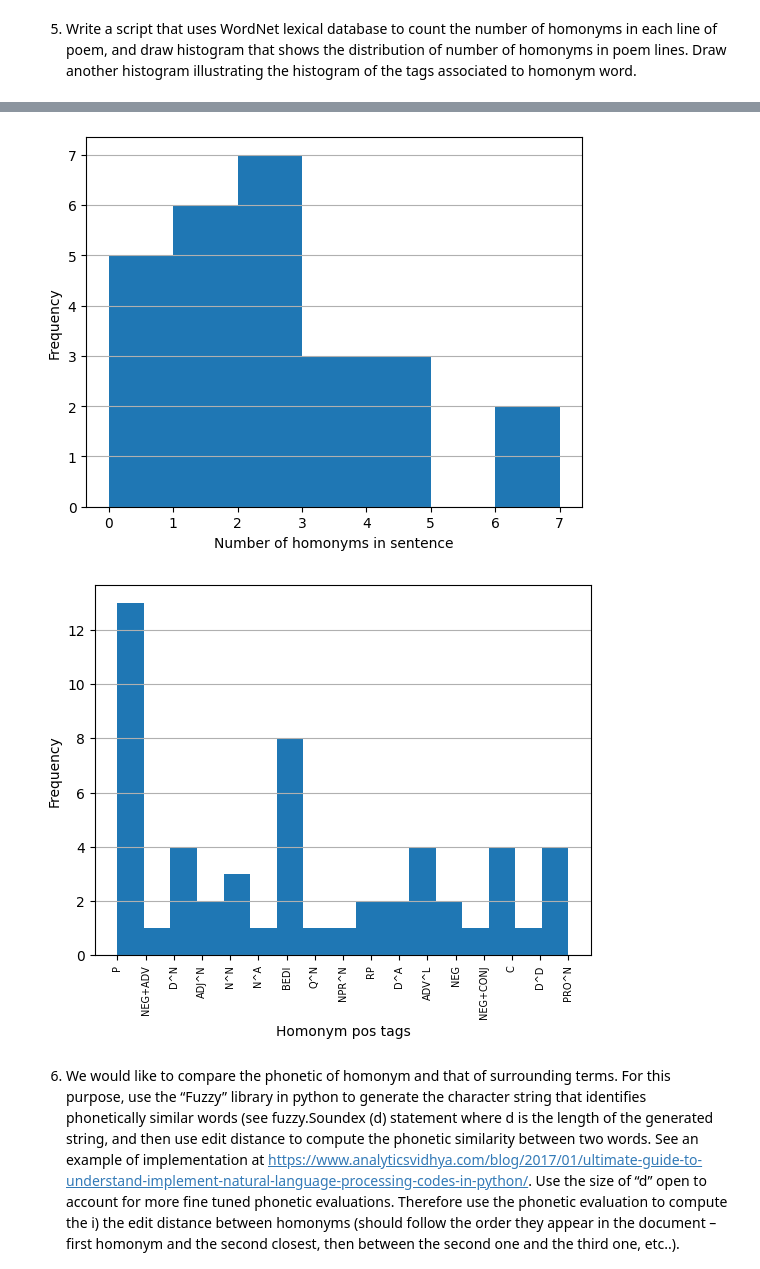
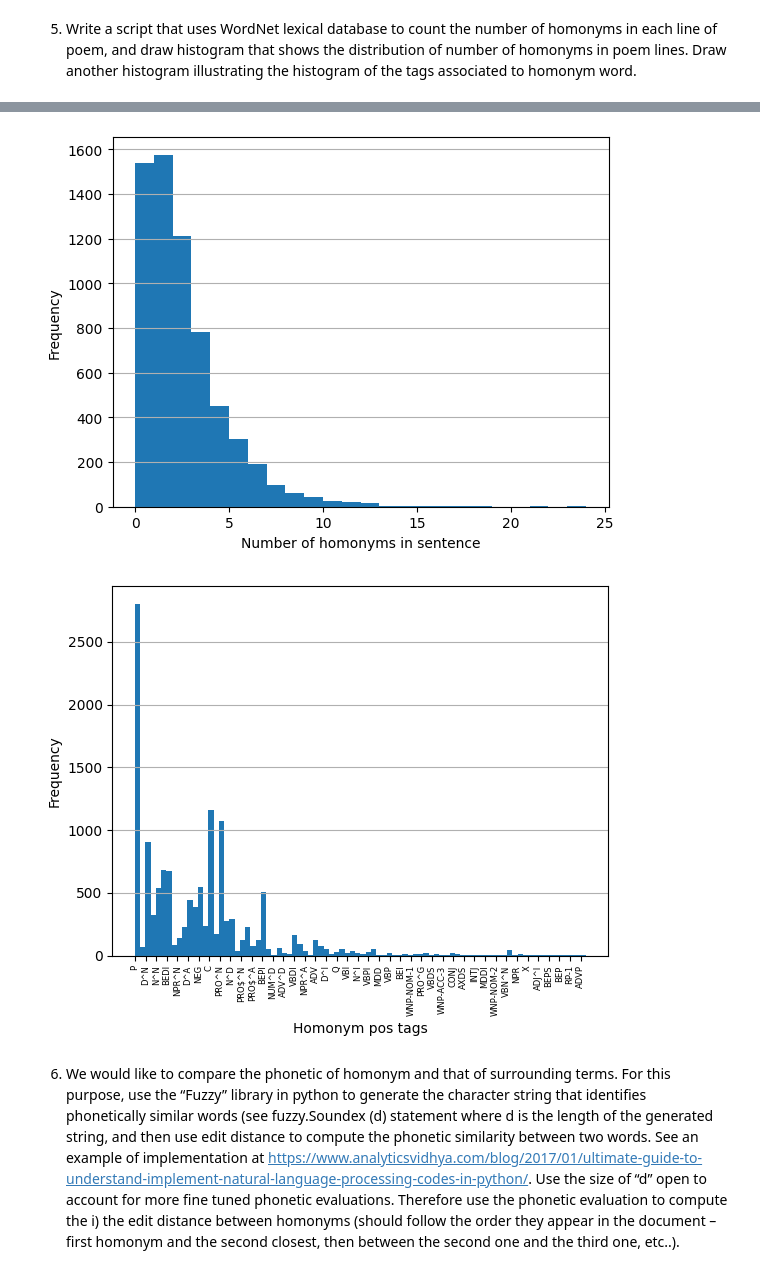
Before and after one commit to joonassutinen/NLP-Project-3, a Jupyter notebook: project_3.ipynb, the cells around one changed output, grey strips where cells are left out. Drawn from its saved outputs; the diff is of its cells as text; code cells hidden in the pictures.

```diff
--- a/project_3.ipynb
+++ b/project_3.ipynb
@@ -402,8 +402,8 @@ def get_modern_sentences(clean_sentences):
                                 known_translations.append([word,temp_add[0]])
                                 break
             modern_sentences.append(temp_sentence)
-            if h==25:
-                break
+            ##if h==25:
+               # break
             if (h % 250) == 0:
                 print(h, "done")
             h = h +1
@@ -442,32 +458,34 @@ modern_sentences = get_modern_sentences(clean_sentences)
 # %%
 homonymlist = homonym_histogram(modern_sentences)
 
 
 #5.2 code
 "Draw another histogram illustrating the histogram of the tags associated to homonym word."
 def pos_tag_histogram(sentences):
     tags = []
     occurance = []
     for sentence in sentences:
         for word in sentence:
             if word:
                 if word[2] == True:
                     if word[1] in tags:
                         occurance[tags.index(word[1])] += 1
                     else:
                         tags.append(word[1])
                         occurance.append(1)
     plt.hist(x=tags,weights=occurance, bins=len(tags),alpha=1, rwidth=1)
     plt.grid(axis='y', alpha=1)
     plt.xlabel('Homonym pos tags')
     plt.ylabel('Frequency')
-    plt.xticks(fontsize=7, rotation=90)
+    ax = plt.gca()
+    ax.set_xticks(ax.get_xticks()[::2])
+    plt.xticks(fontsize=6, rotation=90)
     plt.show()
 
 pos_tag_histogram(homonymlist)
 # %% [output]
-[figure, old version]
+[figure, new version]
-[figure, old version]
+[figure, new version]
 # %% [markdown]
 6.	We would like to compare the phonetic of homonym and that of surrounding terms. For this purpose, use the “Fuzzy” library in python to generate the character string that identifies phonetically similar words (see fuzzy.Soundex (d) statement where d is the length of the generated string, and then use edit distance to compute the phonetic similarity between two words. See an example of implementation at https://www.analyticsvidhya.com/blog/2017/01/ultimate-guide-to-understand-implement-natural-language-processing-codes-in-python/.  Use the size of “d” open to account for more fine tuned phonetic evaluations. Therefore use the phonetic evaluation to compute the i) the edit distance between homonyms (should follow the order they appear in the document – first homonym and the second closest, then between the second one and the third one, etc..). Calculate the mean and standard deviation of the calculated distances. ii) Repeat the edit distance phonetic calculus when considering the first and last token of each line of poem (excluding stopword).
 # %%
```
Also changed, not shown: parts of 1 cell of this notebook.
